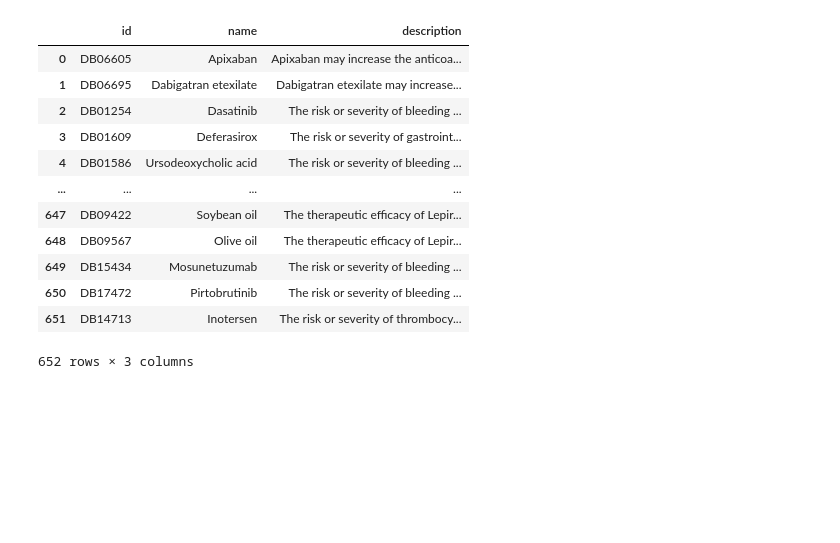
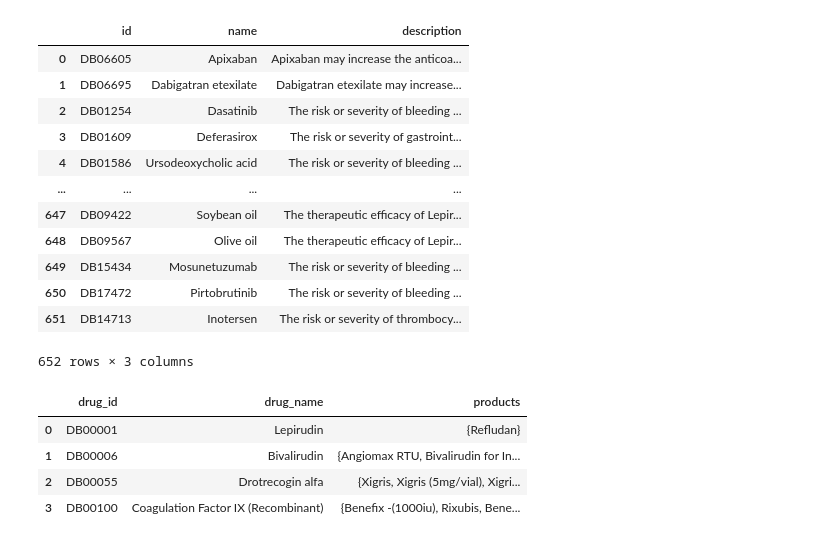
Before and after one commit to MaciejWisniewskiK/PythonProject, a Jupyter notebook: main.ipynb, the cells around one changed output. Cells and saved outputs as stored; diff of their text form; code cells hidden in the pictures; blank space fills up the shorter version.

```diff
--- a/main.ipynb
+++ b/main.ipynb
@@ -404,3 +404,70 @@ display(df)
 | 650 | DB17472 | Pirtobrutinib | The risk or severity of bleeding ... |
 | 651 | DB14713 | Inotersen | The risk or severity of thrombocy... |
 652 rows × 3 columns
+# %%
+#11) Opracować według własnego pomysłu graficzną prezentację zawierającą informacje o
+#konkretnym genie lub genach, substancjach leczniczych, które z tym genem/genami
+#wchodzą w interakcje, oraz produktach farmaceutycznych, które zawierają daną substancję
+#leczniczą. Wybór dotyczący tego, czy prezentacja graficzna jest realizowana dla
+#konkretnego genu, czy wszystkich genów jednocześnie pozostawiamy Państwa decyzji.
+#Przy dokonywaniu wyboru należy kierować się czytelnością i atrakcyjnością prezentacji
+#graficznej. (7 pkt)
+
+def gene_drug_interaction_df(gene_name):
+    data = {
+        "drug_id": [],
+        "drug_name": [],
+        "products": [],
+    }
+
+    for drug in root.findall("db:drug", ns):
+        for target in drug.findall("db:targets/db:target", ns):
+            polypeptide = target.find("db:polypeptide", ns)
+            if polypeptide is None:
+                continue
+            if polypeptide.find("db:gene-name", ns).text != gene_name:
+                continue
+
+            data["drug_id"].append(drug.find("db:drugbank-id", ns).text)
+            data["drug_name"].append(drug.find("db:name", ns).text)
+
+            products = set()
+            for product in drug.findall("db:products/db:product", ns):
+                products.add(product.find("db:name", ns).text)
+
+            data["products"].append(products)
+
+
+    return pd.DataFrame(data)
+
+df = gene_drug_interaction_df("F2")
+display(df)
+
+def gene_drug_interaction_graph(gene_name):
+    df = gene_drug_interaction_df(gene_name)
+
+    G = nx.Graph()
+    G.add_node(gene_name, label=gene_name)
+
+    for drug_id, drug_name, products in zip(df["drug_id"], df["drug_name"], df["products"]):
+        G.add_node(drug_id, label=drug_name)
+        G.add_edge(gene_name, drug_id)
+
+        for product in products:
+            G.add_node(product, label=product)
+            G.add_edge(drug_id, product)
+
+    spring_layout = nx.spring_layout(G)
+
+    plt.figure(figsize=(10, 10))
+    nx.draw(G, spring_layout, with_labels=True, node_size=1500, node_color='lightblue', font_size=10)
+    plt.title(f"Gene {gene_name} - Drug Interactions")
+    plt.show()
+
+gene_drug_interaction_graph("F2")
+# %% [output]
+|  | drug_id | drug_name | products |
+| 0 | DB00001 | Lepirudin | {Refludan} |
+| 1 | DB00006 | Bivalirudin | {Angiomax RTU, Bivalirudin for In... |
+| 2 | DB00055 | Drotrecogin alfa | {Xigris, Xigris (5mg/vial), Xigri... |
+| 3 | DB00100 | Coagulation Factor IX (Recombinant) | {Benefix -(1000iu), Rixubis, Bene... |
```
